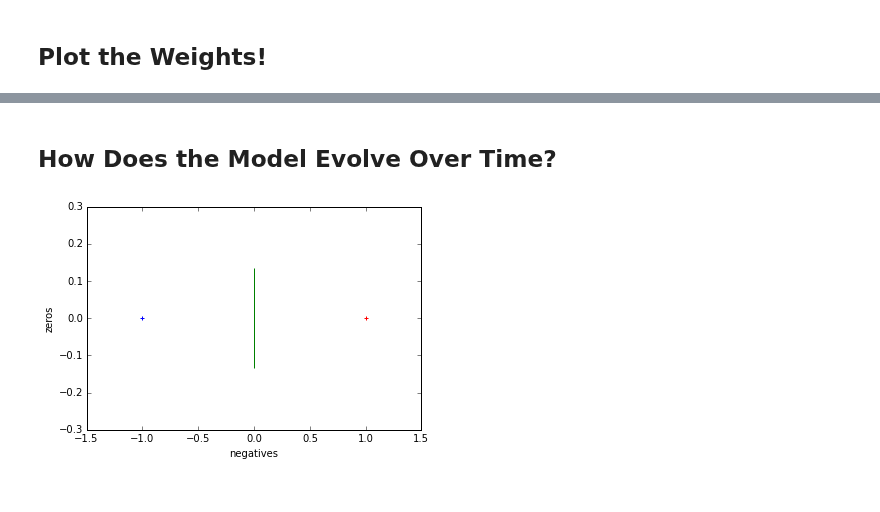
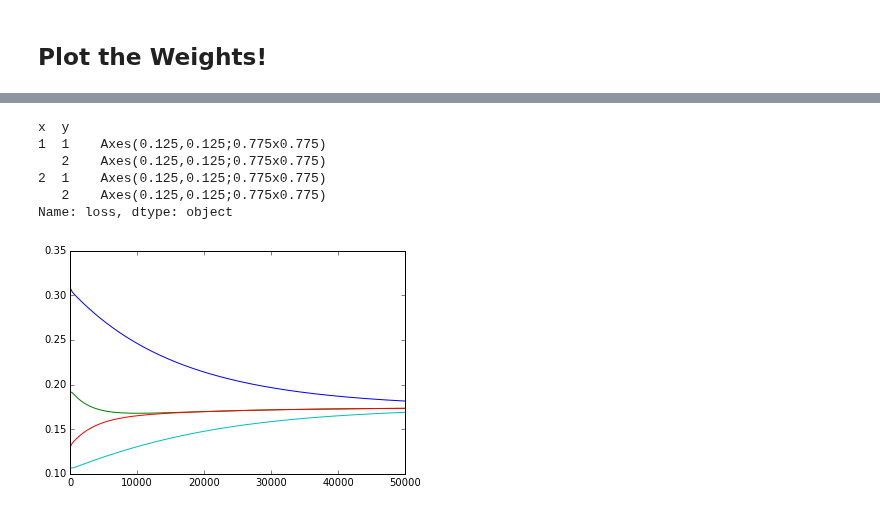
Before and after one commit to ebanner/cs393r_project, a Jupyter notebook: vectorized/Softmax.ipynb, the cells around one changed output, grey strips where cells are left out. Saved outputs shown, nothing was run; the diff lists cells and outputs as text; code cells hidden in the pictures.

```diff
--- a/vectorized/Softmax.ipynb
+++ b/vectorized/Softmax.ipynb
@@ -77,7 +77,7 @@ class Softmax:
 
         # Get minibatch of training examples
         low, high = self.batch_index*self.batch_size, (self.batch_index+1)*self.batch_size
-        X = self.X_train[0, low:high].reshape(1, self.batch_size)
+        X = self.X_train[:, low:high].reshape(self.N, self.batch_size)
         ys = self.ys_train[low:high]
 
         # Forward Pass (predictions)
@@ -88,16 +88,18 @@ class Softmax:
         # Loss
         losses = -np.log(y_hats)
         loss = sum(losses)
-        loss += self.regularizer * (0.5*(W**2).sum() + 0.5*(b**2).sum())
+        loss += (self.regularizer * (0.5*(W**2).sum() + 0.5*(b**2).sum()))
 
         # Backpropagate to find dw and db
         dscores = probs
         dscores[ys, range(self.batch_size)] -= 1
-        db = dscores.sum(axis=0)
+
+        db = dscores.sum(axis=1, keepdims=True)
         dW = dscores @ X.T
 
-        db = (self.regularizer*b)
-        dW = (self.regularizer*W)
+        # Regularization
+        db += (self.regularizer*b)
+        dW += (self.regularizer*W)
 
         # Log additional info?
         if self.inspect:
@@ -205,11 +207,11 @@ class Softmax:
 # %%
 from data.softmax import X_train, ys_train
 
-sm = Softmax(X_train, ys_train, num_classes=2, learning_rate=0.01, regularizer=.05, batch_size=1, gradient_checking=True, inspect=True)
+sm = Softmax(X_train, ys_train, num_classes=2, learning_rate=.01, regularizer=0, batch_size=1, gradient_checking=False, inspect=True)
 
 def states(iters):
     for _ in range(iters):
         sm.learn()
         yield sm.info
 
-states = list(states(5))
+states = list(states(50000))
@@ -283,24 +220,26 @@ df[['x', 'y', 'score1', 'score2', 'prob1', 'prob2', 'loss']][500:600]
-# %% [markdown]
-## How Does the Model Evolve Over Time?
-# %%
-from ipywidgets import interact, fixed
-
-@interact(xs_train=fixed(xs_train), ys_train=fixed(ys_train), view_index=(0, len(states)), states=fixed(states))
-def plot(xs_train, ys_train, view_index, states):
-    state = states[view_index]
-
-    # Get data into suitable form for plotting
-    positives, negatives = xs_train[:len(xs_train)//2], xs_train[len(xs_train)//2:]
-    df1 = pd.DataFrame({'positives': positives, 'negatives': negatives, 'zeros': np.zeros_like(positives)})
-
-    # Solve for the decision boundary
-    decision = (state.b2-state.b1) / (state.w1-state.w2)
-
-    ys = np.linspace(-.001,.001)
-    df2 = pd.DataFrame({'x': [decision], 'y': [0]})
-
-    axes = df2.plot(kind='scatter', x='x', y='y', color='g', marker='|', s=10000)
-    axes = df1.plot(ax=axes, kind='scatter', x='positives', y='zeros', color='r', marker='+')
-    df1.plot(ax=axes, kind='scatter', x='negatives', y='zeros', color='b', marker='+')
-# %% [output]
-[figure, removed]
+# %%
+df = pd.DataFrame(states, columns=Model._fields)
+
+Params = namedtuple('Params', ['x', 'y', 'label', 'w11', 'w21', 'w12', 'w22', 'b1', 'b2', 's1', 's2', 'p1', 'p2', 'ds1', 'ds2', 'db1', 'db2', 'dw11', 'dw21', 'dw12', 'dw22', 'loss'])
+
+def params():
+    for s in states:
+        yield Params(s.X[0,0], s.X[1,0], s.ys[0],
+                     s.W[0,0], s.W[1,0], s.W[0,1], s.W[1,1], s.b[0, 0], s.b[1, 0],
+                     s.scores[0, 0], s.scores[1, 0], s.probs[0, 0], s.probs[1, 0], s.dscores[0, 0], s.dscores[1, 0],
+                     s.db[0, 0], s.db[1, 0], s.dW[0,0], s.dW[1,0], s.dW[0,1], s.dW[1,1],
+                     s.loss)
+
+params = list(params())
+# %%
+df = pd.DataFrame(params, columns=Params._fields)
+
+df.groupby(['x', 'y'])['loss'].plot()
+# %% [output]
+x  y
+1  1    Axes(0.125,0.125;0.775x0.775)
+   2    Axes(0.125,0.125;0.775x0.775)
+2  1    Axes(0.125,0.125;0.775x0.775)
+   2    Axes(0.125,0.125;0.775x0.775)
+Name: loss, dtype: object
+[figure, added]
```
Also changed, not shown: parts of 9 cells of this notebook.
